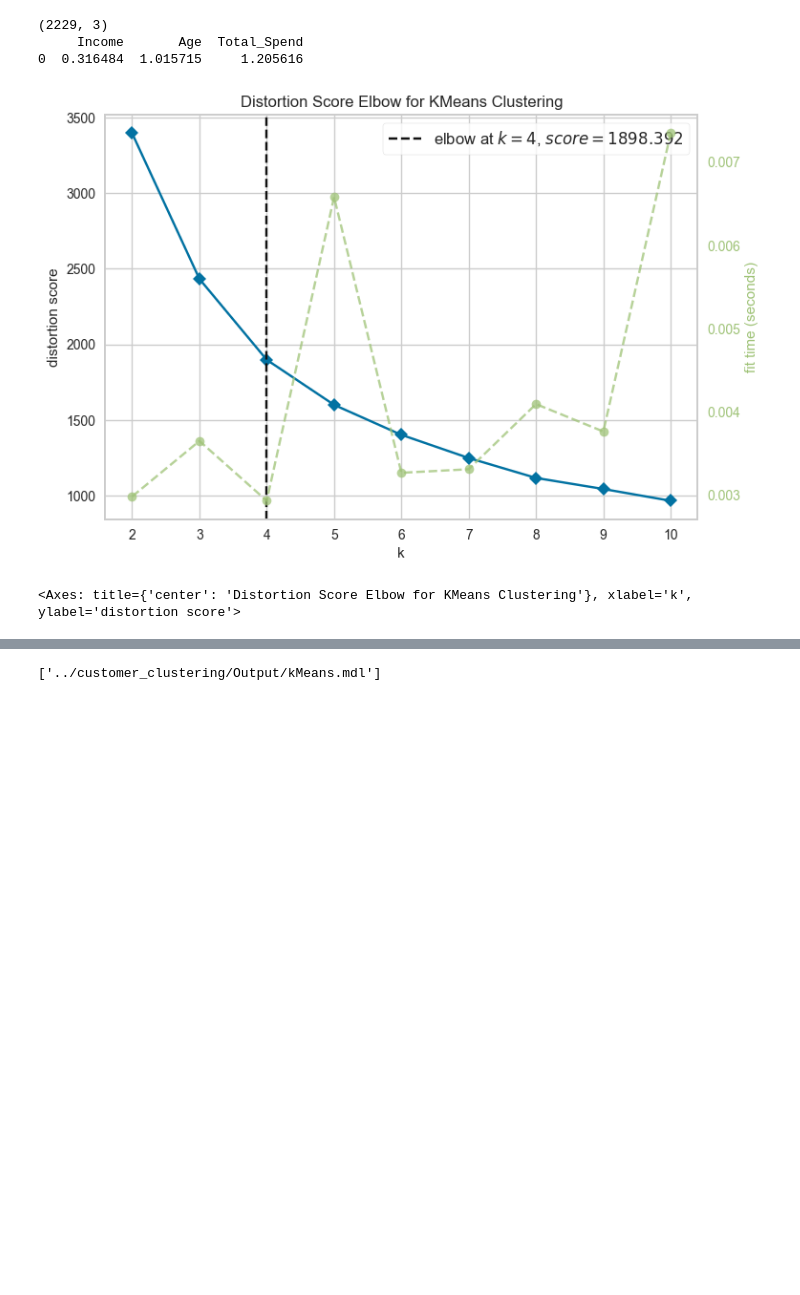
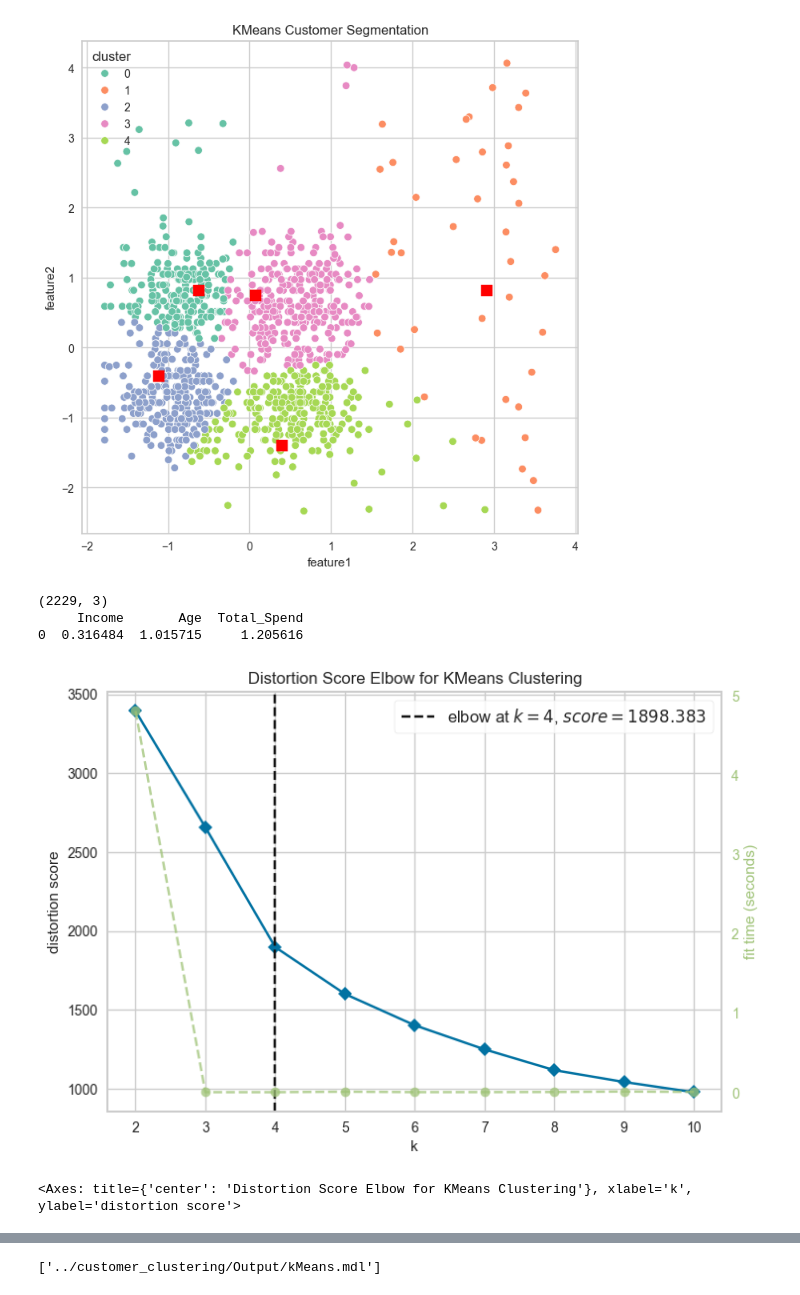
Before and after one commit to GiaHuy910/CLARANS-IN-MARKETING, a Jupyter notebook: customer_clustering/K-means.ipynb, the cells around one changed output, grey strips where cells are left out. Saved outputs shown, nothing was run; the diff lists cells and outputs as text; code cells hidden in the pictures; blank space fills up the shorter version.

```diff
--- a/customer_clustering/K-means.ipynb
+++ b/customer_clustering/K-means.ipynb
@@ -13,6 +13,41 @@ from sklearn.cluster import KMeans
 from pyclustering.utils import timedcall
 from Dataprepare.data_processing import D
 from utils import Kmeans_silhouette_analysis,Kmeans_davies_bouldin_analysis,Kmeans_Inertia_analysis
+# %%
+import pandas as pd
+from sklearn.preprocessing import StandardScaler
+D=pd.read_csv(r'datasets/Customers_noise.csv')
+features=['income','age']
+datas=D[features].copy()
+scale=StandardScaler()
+scaled_data=scale.fit_transform(datas)
+data=pd.DataFrame(scaled_data,columns=features)
+model=KMEANS(data,5)
+model.fit()
+
+medoids=model.get_centroids()
+labels=model.get_labels()
+data['cluster'] = labels
+
+plt.figure(figsize=(8,8))
+
+sns.scatterplot(x=data['income'],
+            y=data['age'],
+            hue=data['cluster'], palette="Set2")
+
+plt.scatter(medoids[:, 0],
+            medoids[:, 1],
+            marker='s',
+            s=100,color='red'
+            )
+
+plt.xlabel("feature1")
+plt.ylabel("feature2")
+plt.title("KMeans Customer Segmentation")
+
+plt.show()
+# %% [output]
+[figure, added]
 # %%
 features=['Income','Age','Total_Spend']
 data=D[features].copy()
@@ -27,7 +62,7 @@ El=KElbowVisualizer(KMeans(),k=10)
 El.fit(data)
 El.show()
 # %% [output]
-[figure, old version]
+[figure, new version]
 <Axes: title={'center': 'Distortion Score Elbow for KMeans Clustering'}, xlabel='k', ylabel='distortion score'>
 # %%
 Kmeans_Inertia_analysis(data, k_range=range(2, 11))
```
Also changed, not shown: parts of 7 cells of this notebook, 8 other files.
